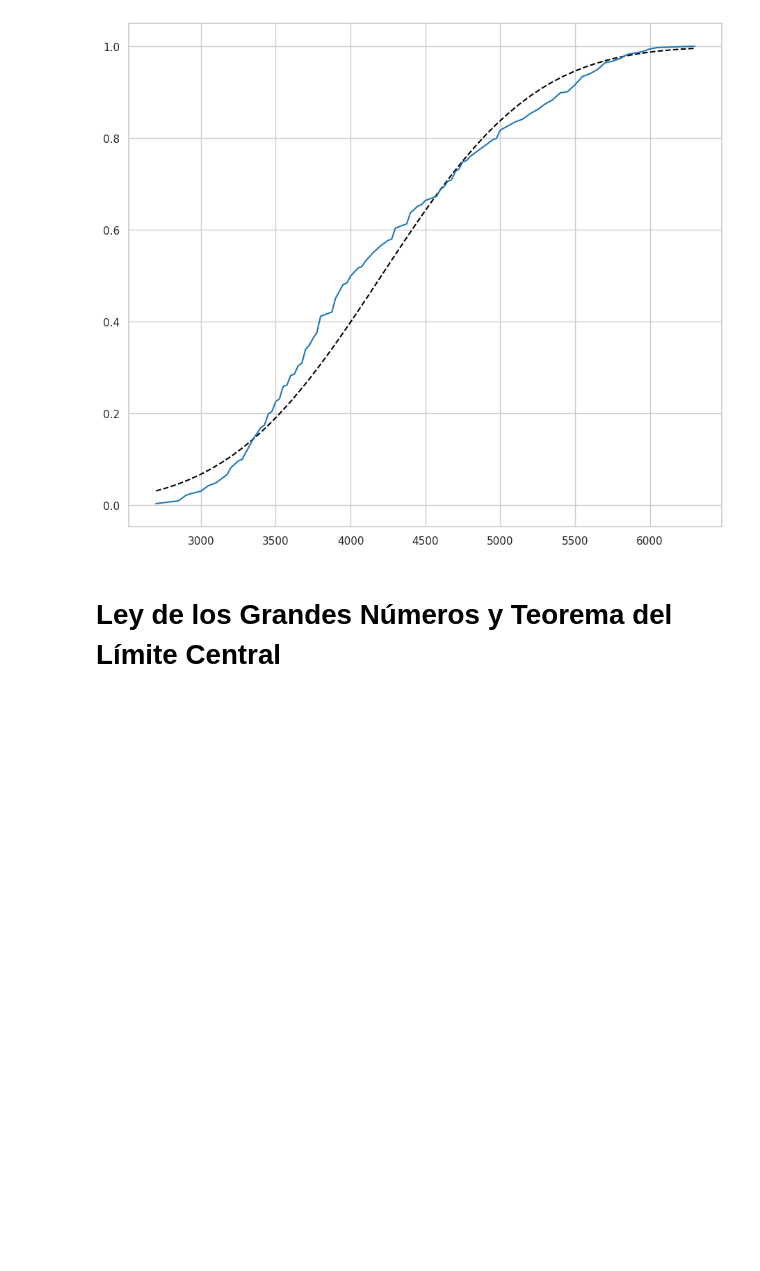
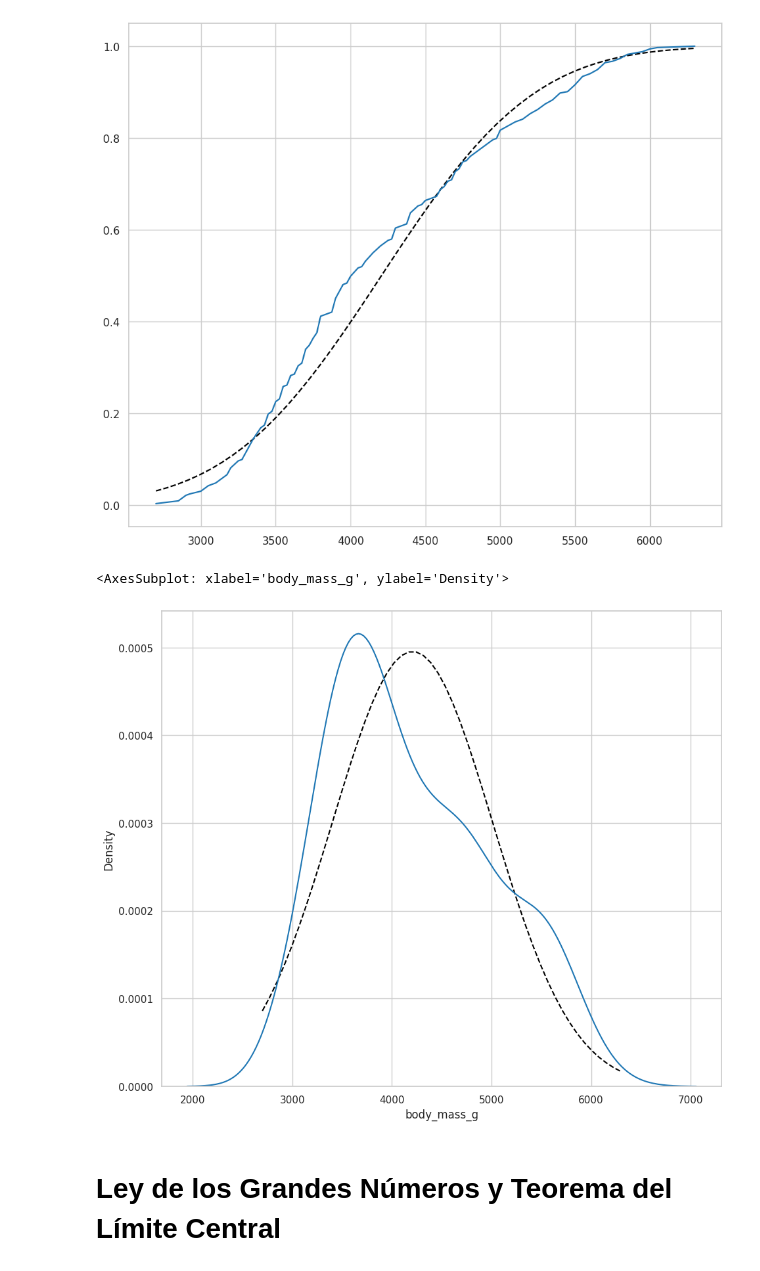
Before and after one commit to jariel17/curso-analisis-exploratorio-de-datos, a Jupyter notebook: 01-conociendo-nuestros-datos.ipynb, the cells around one changed output. Drawn from its saved outputs; the diff is of its cells as text; code cells hidden in the pictures; blank space fills up the shorter version.

```diff
--- a/01-conociendo-nuestros-datos.ipynb
+++ b/01-conociendo-nuestros-datos.ipynb
@@ -1039,6 +1039,19 @@ empiricaldist.Cdf.from_seq(
 # %% [output]
 <AxesSubplot: >
 [figure]
+# %%
+xs = np.linspace(stats['min'], stats['max'])
+ys = scipy.stats.norm(stats['mean'], stats['std']).pdf(xs)
+
+plt.plot(xs, ys, color='black', linestyle='dashed')
+
+sns.kdeplot(
+    data=processed_penguins_df,
+    x='body_mass_g'
+)
+# %% [output]
+<AxesSubplot: xlabel='body_mass_g', ylabel='Density'>
+[figure, added]
 # %% [markdown]
 # Ley de los Grandes Números y Teorema del Límite Central
 # %% [markdown]
```
